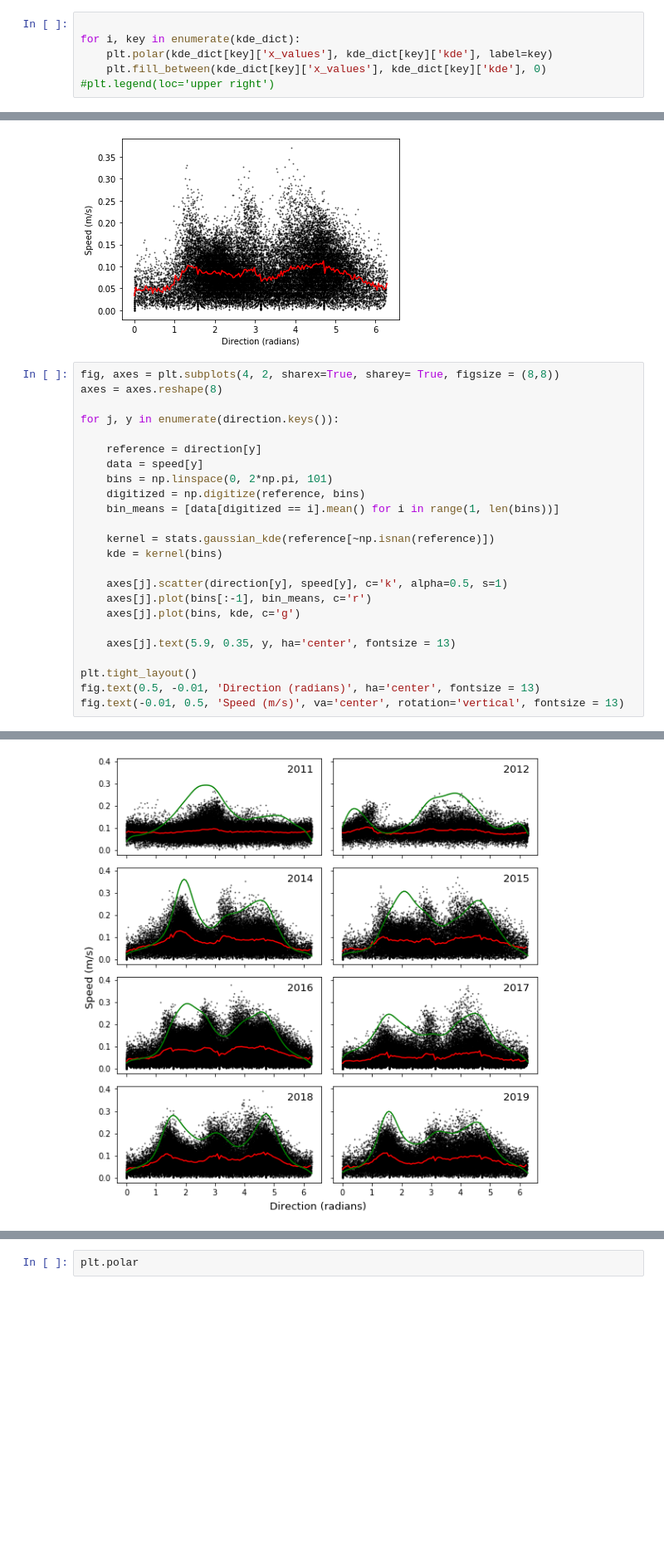
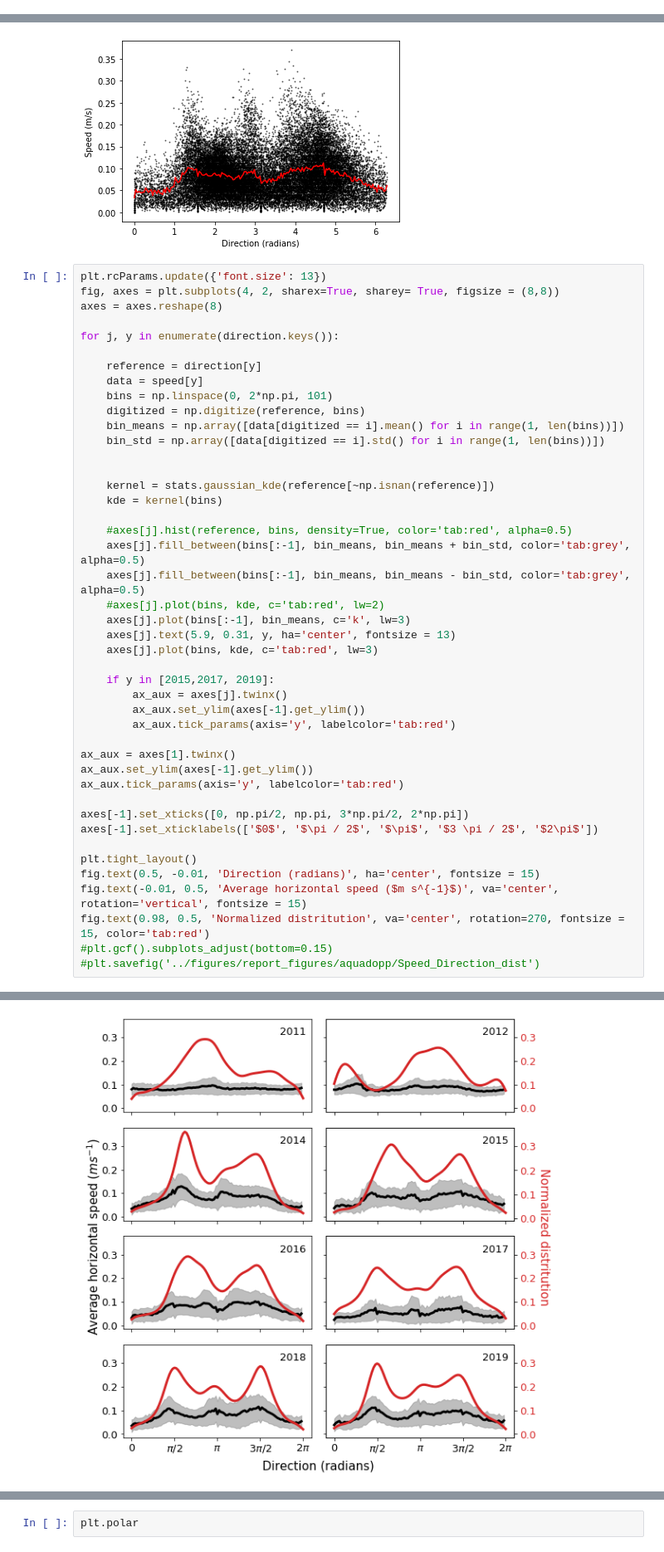
Before and after one commit to cpierard/momar_data_analysis, a Jupyter notebook: 03.Aquadopp_distributions.ipynb, the cells around one changed output, grey strips where cells are left out. Shown at 83% size. Drawn from its saved outputs; the diff is of its cells as text; blank space fills up the shorter version.

Commit message:
finisj psd plots

```diff
--- a/03.Aquadopp_distributions.ipynb
+++ b/03.Aquadopp_distributions.ipynb
@@ -64,6 +59,0 @@ ax[-1].set_xticklabels(['East($0$)', 'North ($\pi / 2$)', 'West ($\pi$)', 'South
-# %%
-
-for i, key in enumerate(kde_dict):
-    plt.polar(kde_dict[key]['x_values'], kde_dict[key]['kde'], label=key)
-    plt.fill_between(kde_dict[key]['x_values'], kde_dict[key]['kde'], 0)
-#plt.legend(loc='upper right')
@@ -96,6 +73,7 @@ plt.ylabel('Speed (m/s)')
 Text(0, 0.5, 'Speed (m/s)')
 [figure]
 # %%
+plt.rcParams.update({'font.size': 13})
 fig, axes = plt.subplots(4, 2, sharex=True, sharey= True, figsize = (8,8))
 axes = axes.reshape(8)
 
@@ -105,18 +83,37 @@ for j, y in enumerate(direction.keys()):
     data = speed[y]
     bins = np.linspace(0, 2*np.pi, 101)
     digitized = np.digitize(reference, bins)
-    bin_means = [data[digitized == i].mean() for i in range(1, len(bins))]
+    bin_means = np.array([data[digitized == i].mean() for i in range(1, len(bins))])
+    bin_std = np.array([data[digitized == i].std() for i in range(1, len(bins))])
+
 
     kernel = stats.gaussian_kde(reference[~np.isnan(reference)])
     kde = kernel(bins)
 
-    axes[j].scatter(direction[y], speed[y], c='k', alpha=0.5, s=1)
-    axes[j].plot(bins[:-1], bin_means, c='r')
-    axes[j].plot(bins, kde, c='g')
+    #axes[j].hist(reference, bins, density=True, color='tab:red', alpha=0.5)
+    axes[j].fill_between(bins[:-1], bin_means, bin_means + bin_std, color='tab:grey', alpha=0.5)
+    axes[j].fill_between(bins[:-1], bin_means, bin_means - bin_std, color='tab:grey', alpha=0.5)
+    #axes[j].plot(bins, kde, c='tab:red', lw=2)
+    axes[j].plot(bins[:-1], bin_means, c='k', lw=3)
+    axes[j].text(5.9, 0.31, y, ha='center', fontsize = 13)
+    axes[j].plot(bins, kde, c='tab:red', lw=3)
 
-    axes[j].text(5.9, 0.35, y, ha='center', fontsize = 13)
+    if y in [2015,2017, 2019]:
+        ax_aux = axes[j].twinx()
+        ax_aux.set_ylim(axes[-1].get_ylim())
+        ax_aux.tick_params(axis='y', labelcolor='tab:red')
+
+ax_aux = axes[1].twinx()
+ax_aux.set_ylim(axes[-1].get_ylim())
+ax_aux.tick_params(axis='y', labelcolor='tab:red')
+
+axes[-1].set_xticks([0, np.pi/2, np.pi, 3*np.pi/2, 2*np.pi])
+axes[-1].set_xticklabels(['$0$', '$\pi / 2$', '$\pi$', '$3 \pi / 2$', '$2\pi$'])
 
 plt.tight_layout()
-fig.text(0.5, -0.01, 'Direction (radians)', ha='center', fontsize = 13)
-fig.text(-0.01, 0.5, 'Speed (m/s)', va='center', rotation='vertical', fontsize = 13)
+fig.text(0.5, -0.01, 'Direction (radians)', ha='center', fontsize = 15)
+fig.text(-0.01, 0.5, 'Average horizontal speed ($m s^{-1}$)', va='center', rotation='vertical', fontsize = 15)
+fig.text(0.98, 0.5, 'Normalized distritution', va='center', rotation=270, fontsize = 15, color='tab:red')
+#plt.gcf().subplots_adjust(bottom=0.15)
+#plt.savefig('../figures/report_figures/aquadopp/Speed_Direction_dist')
 # %% [output]
@@ -124,4 +121,4 @@ Text(-0.01, 0.5, 'Speed (m/s)')
-[figure, old version]
+[figure, new version]
 # %%
 fig, ax = pr.ridge_plot(direction,
                  xlabel='Direction [Deg]',
```
Also changed, not shown: parts of 6 cells of this notebook, 3 other files.
